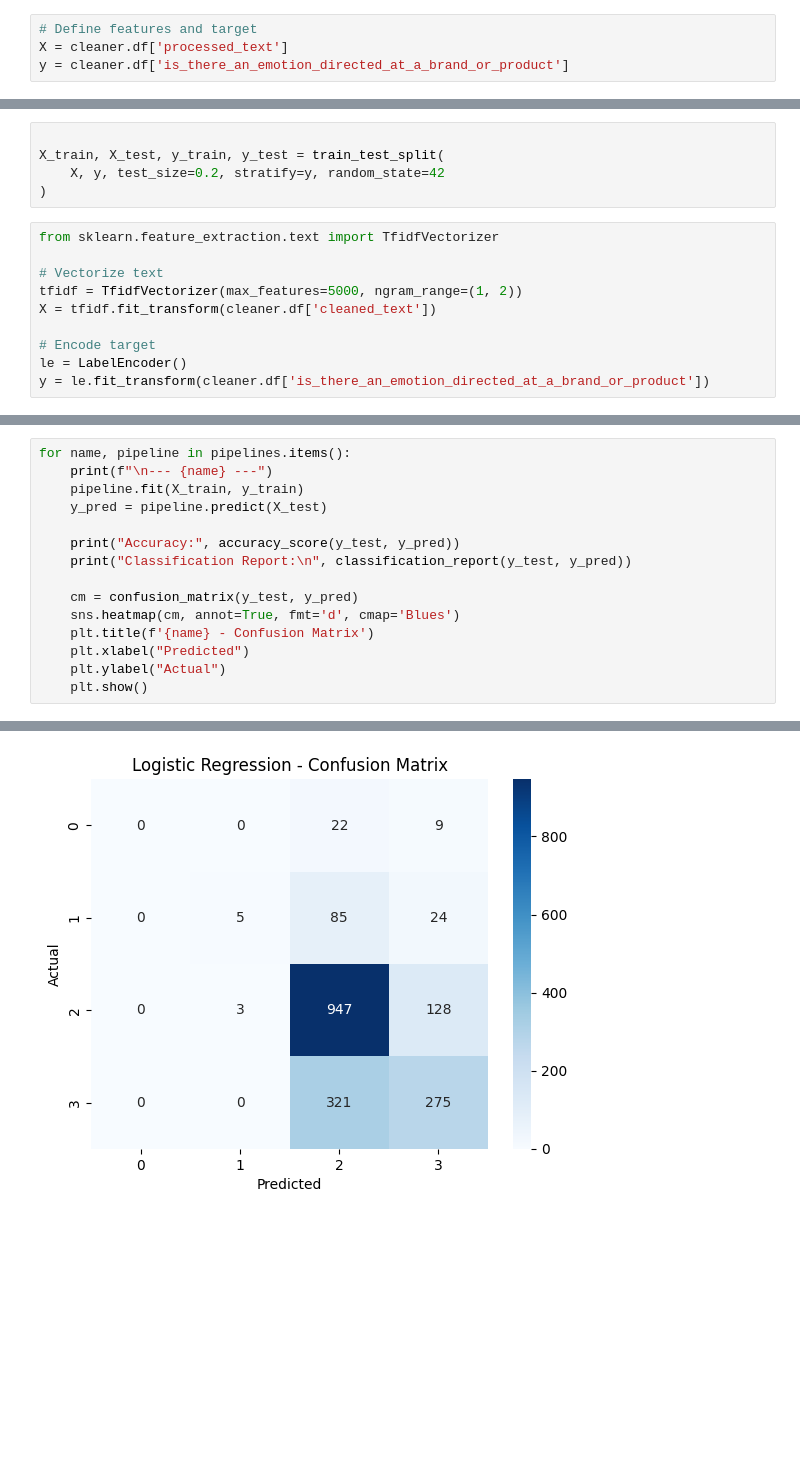
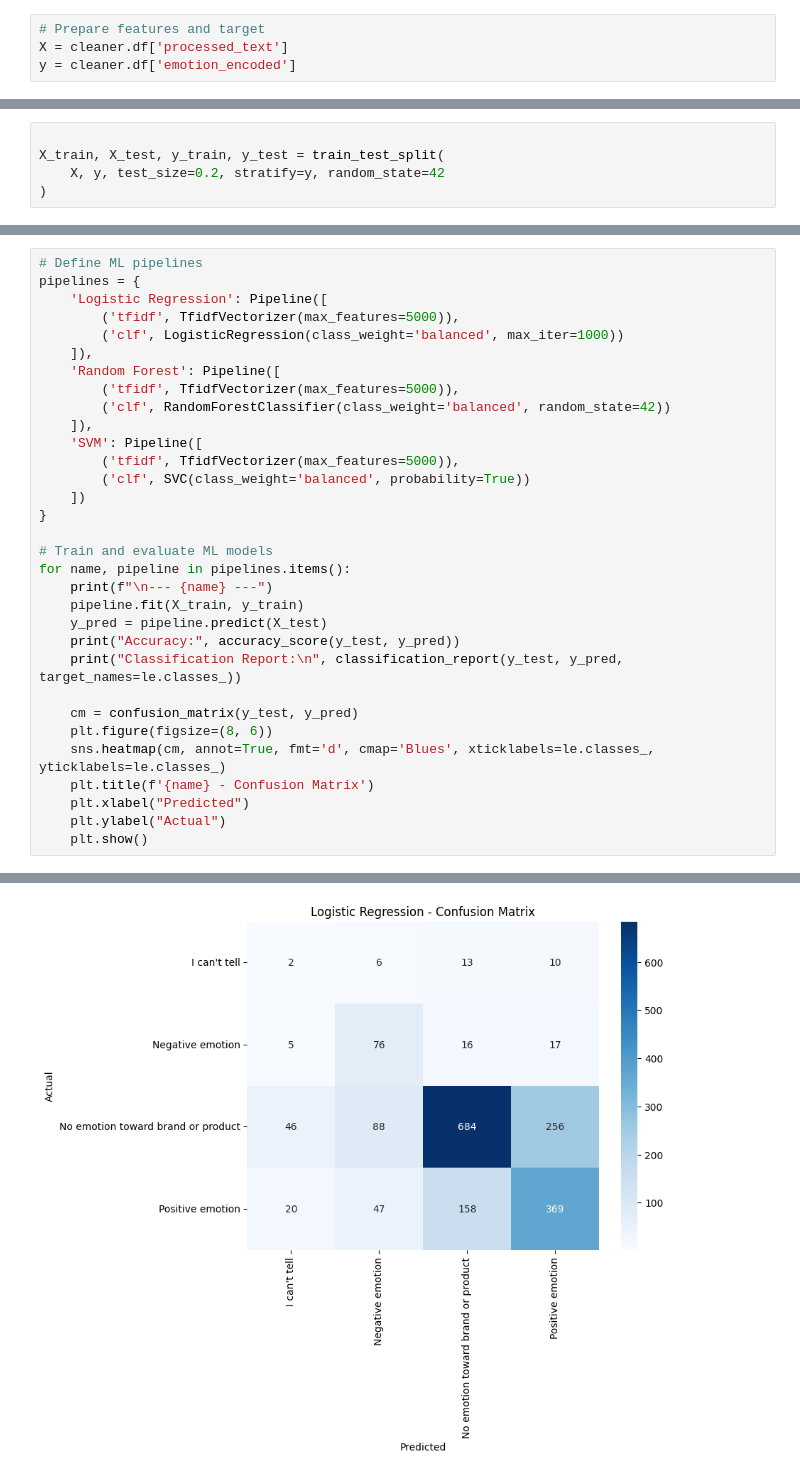
Before and after one commit to FrancisNdirangu/NLPGroupProject, a Jupyter notebook: notebook.ipynb, the cells around one changed output, grey strips where cells are left out. Cells and saved outputs as stored; diff of their text form; blank space fills up the shorter version.

```diff
--- a/notebook.ipynb
+++ b/notebook.ipynb
@@ -168,4 +161,4 @@ cleaner.df.head()
 # %%
-# Define features and target
+# Prepare features and target
 X = cleaner.df['processed_text']
-y = cleaner.df['is_there_an_emotion_directed_at_a_brand_or_product']
+y = cleaner.df['emotion_encoded']
@@ -238,13 +167,3 @@ cleaner.df = cleaner.df.drop_duplicates(subset=['tweet_text'])
 X_train, X_test, y_train, y_test = train_test_split(
     X, y, test_size=0.2, stratify=y, random_state=42
 )
-# %%
-from sklearn.feature_extraction.text import TfidfVectorizer
-
-# Vectorize text
-tfidf = TfidfVectorizer(max_features=5000, ngram_range=(1, 2))
-X = tfidf.fit_transform(cleaner.df['cleaned_text'])
-
-# Encode target
-le = LabelEncoder()
-y = le.fit_transform(cleaner.df['is_there_an_emotion_directed_at_a_brand_or_product'])
@@ -266,14 +174,31 @@ pipelines = {
 # %%
+# Define ML pipelines
+pipelines = {
+    'Logistic Regression': Pipeline([
+        ('tfidf', TfidfVectorizer(max_features=5000)),
+        ('clf', LogisticRegression(class_weight='balanced', max_iter=1000))
+    ]),
+    'Random Forest': Pipeline([
+        ('tfidf', TfidfVectorizer(max_features=5000)),
+        ('clf', RandomForestClassifier(class_weight='balanced', random_state=42))
+    ]),
+    'SVM': Pipeline([
+        ('tfidf', TfidfVectorizer(max_features=5000)),
+        ('clf', SVC(class_weight='balanced', probability=True))
+    ])
+}
+
+# Train and evaluate ML models
 for name, pipeline in pipelines.items():
     print(f"\n--- {name} ---")
     pipeline.fit(X_train, y_train)
     y_pred = pipeline.predict(X_test)
-
     print("Accuracy:", accuracy_score(y_test, y_pred))
-    print("Classification Report:\n", classification_report(y_test, y_pred))
+    print("Classification Report:\n", classification_report(y_test, y_pred, target_names=le.classes_))
 
     cm = confusion_matrix(y_test, y_pred)
-    sns.heatmap(cm, annot=True, fmt='d', cmap='Blues')
+    plt.figure(figsize=(8, 6))
+    sns.heatmap(cm, annot=True, fmt='d', cmap='Blues', xticklabels=le.classes_, yticklabels=le.classes_)
     plt.title(f'{name} - Confusion Matrix')
     plt.xlabel("Predicted")
     plt.ylabel("Actual")
@@ -295 +220 @@ No emotion toward brand or product       0.69      0.88      0.77      1078
-[figure, old version]
+[figure, new version]
```
Also changed, not shown: parts of 19 cells of this notebook, 1 other file.
